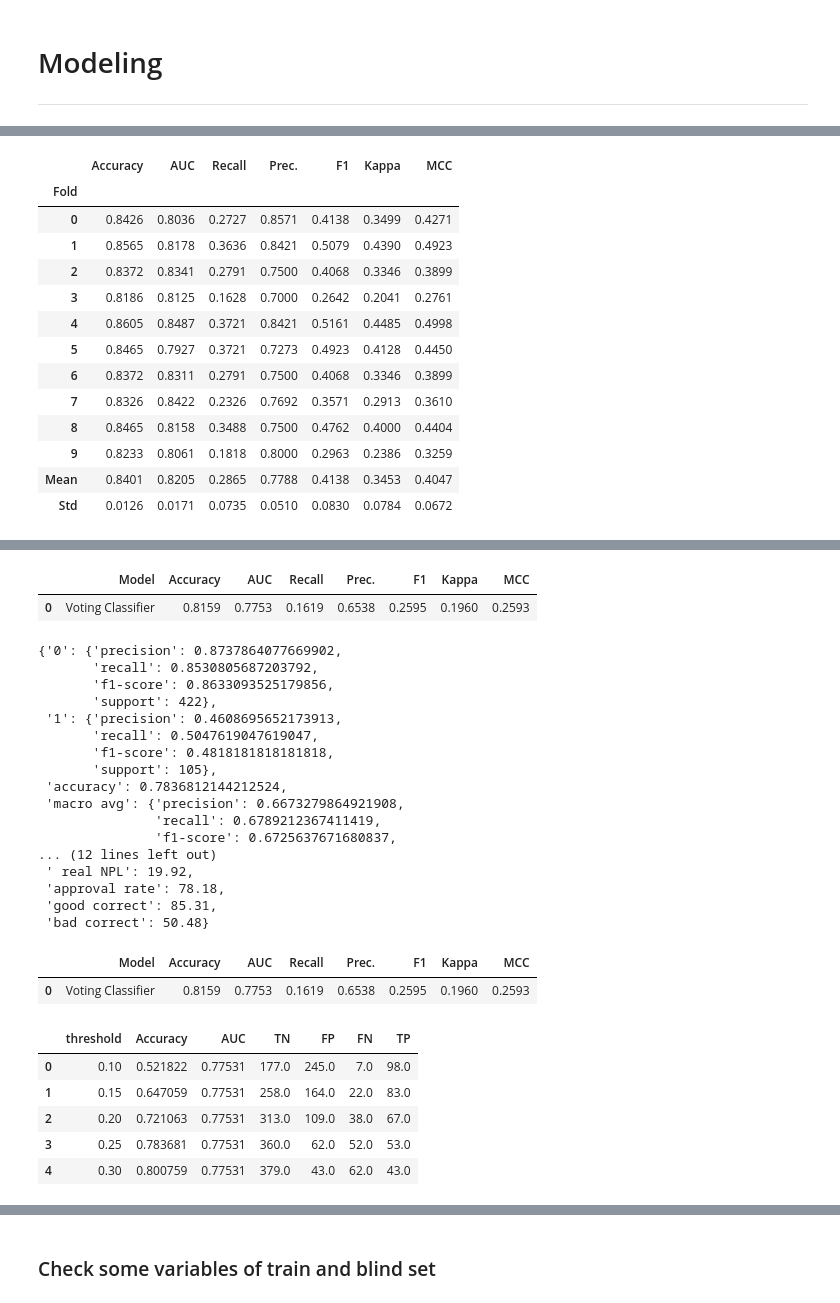
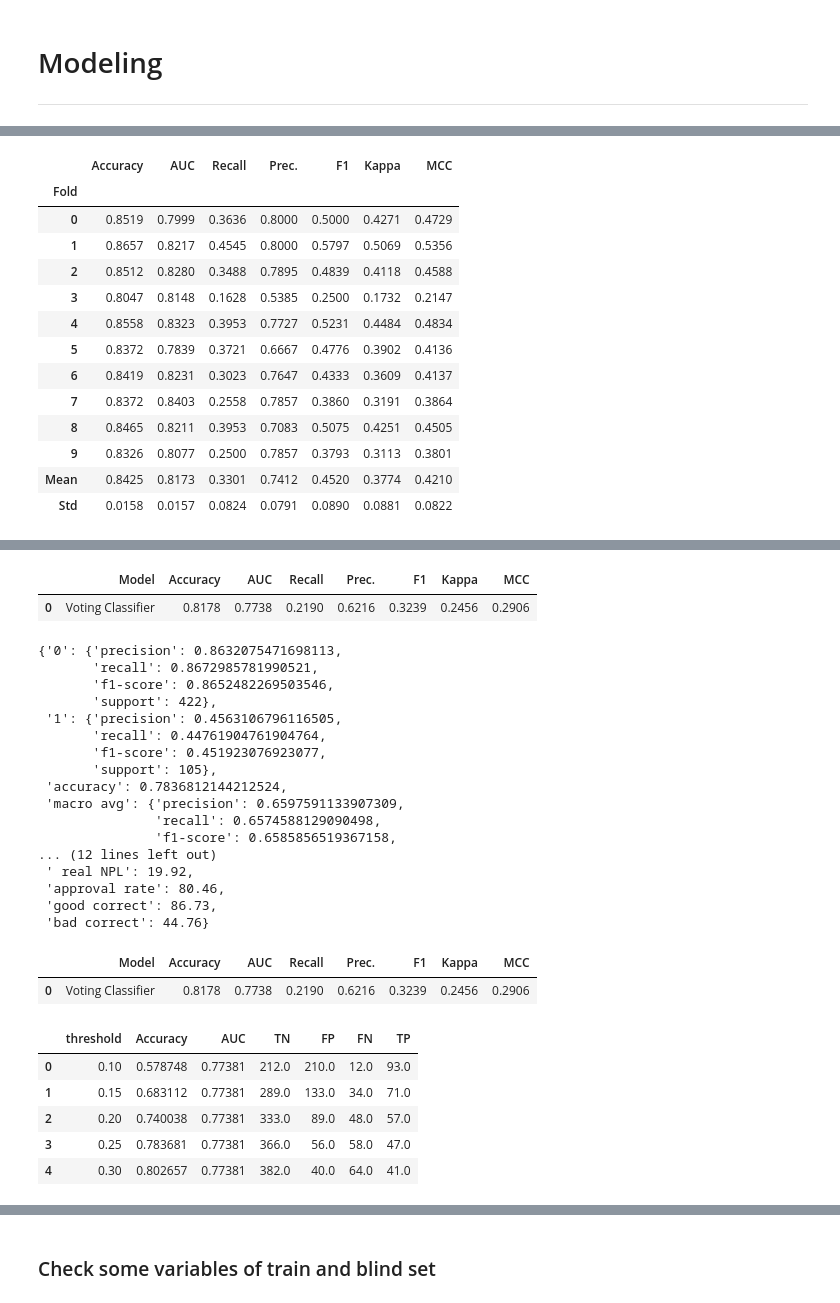
Before and after one commit to s-masrur/cbi_scoring_original, a Jupyter notebook: modelling_non_synthetic.ipynb, the cells around one changed output, grey strips where cells are left out. Drawn from its saved outputs; the diff is of its cells as text; code cells hidden in the pictures.

```diff
--- a/modelling_non_synthetic.ipynb
+++ b/modelling_non_synthetic.ipynb
@@ -378,0 +328,2 @@ trained_model_catboost = exp.create_model(
+# %%
+calibrated_catboost = exp.calibrate_model(best)
@@ -620,18 +585,19 @@ results
 # %%
-three_models = exp.blend_models([trained_model_catboost,trained_model_gbc, trained_model_rf])
+# three_models = exp.blend_models([trained_model_catboost,trained_model_gbc, trained_model_rf])
+calibrated_three_models = exp.blend_models([calibrated_catboost,calibrated_gbc, calibrated_rf])
 # %% [output]
 [interactive output not drawn]
 |  | Accuracy | AUC | Recall | Prec. | F1 | Kappa | MCC |
 | Fold |  |  |  |  |  |  |  |
-| 0 | 0.8426 | 0.8036 | 0.2727 | 0.8571 | 0.4138 | 0.3499 | 0.4271 |
-| 1 | 0.8565 | 0.8178 | 0.3636 | 0.8421 | 0.5079 | 0.4390 | 0.4923 |
-| 2 | 0.8372 | 0.8341 | 0.2791 | 0.7500 | 0.4068 | 0.3346 | 0.3899 |
-| 3 | 0.8186 | 0.8125 | 0.1628 | 0.7000 | 0.2642 | 0.2041 | 0.2761 |
-| 4 | 0.8605 | 0.8487 | 0.3721 | 0.8421 | 0.5161 | 0.4485 | 0.4998 |
-| 5 | 0.8465 | 0.7927 | 0.3721 | 0.7273 | 0.4923 | 0.4128 | 0.4450 |
-| 6 | 0.8372 | 0.8311 | 0.2791 | 0.7500 | 0.4068 | 0.3346 | 0.3899 |
-| 7 | 0.8326 | 0.8422 | 0.2326 | 0.7692 | 0.3571 | 0.2913 | 0.3610 |
-| 8 | 0.8465 | 0.8158 | 0.3488 | 0.7500 | 0.4762 | 0.4000 | 0.4404 |
-| 9 | 0.8233 | 0.8061 | 0.1818 | 0.8000 | 0.2963 | 0.2386 | 0.3259 |
-| Mean | 0.8401 | 0.8205 | 0.2865 | 0.7788 | 0.4138 | 0.3453 | 0.4047 |
-| Std | 0.0126 | 0.0171 | 0.0735 | 0.0510 | 0.0830 | 0.0784 | 0.0672 |
+| 0 | 0.8519 | 0.7999 | 0.3636 | 0.8000 | 0.5000 | 0.4271 | 0.4729 |
+| 1 | 0.8657 | 0.8217 | 0.4545 | 0.8000 | 0.5797 | 0.5069 | 0.5356 |
+| 2 | 0.8512 | 0.8280 | 0.3488 | 0.7895 | 0.4839 | 0.4118 | 0.4588 |
+| 3 | 0.8047 | 0.8148 | 0.1628 | 0.5385 | 0.2500 | 0.1732 | 0.2147 |
+| 4 | 0.8558 | 0.8323 | 0.3953 | 0.7727 | 0.5231 | 0.4484 | 0.4834 |
+| 5 | 0.8372 | 0.7839 | 0.3721 | 0.6667 | 0.4776 | 0.3902 | 0.4136 |
+| 6 | 0.8419 | 0.8231 | 0.3023 | 0.7647 | 0.4333 | 0.3609 | 0.4137 |
+| 7 | 0.8372 | 0.8403 | 0.2558 | 0.7857 | 0.3860 | 0.3191 | 0.3864 |
+| 8 | 0.8465 | 0.8211 | 0.3953 | 0.7083 | 0.5075 | 0.4251 | 0.4505 |
+| 9 | 0.8326 | 0.8077 | 0.2500 | 0.7857 | 0.3793 | 0.3113 | 0.3801 |
+| Mean | 0.8425 | 0.8173 | 0.3301 | 0.7412 | 0.4520 | 0.3774 | 0.4210 |
+| Std | 0.0158 | 0.0157 | 0.0824 | 0.0791 | 0.0890 | 0.0881 | 0.0822 |
@@ -639,7 +604,7 @@ three_models = exp.blend_models([trained_model_catboost,trained_model_gbc, train
 # %%
 # GET PERFORMANCE METRICS:
 threshold = 0.25
-predictions = exp.predict_model(three_models, raw_score=True, encoded_labels=True)
+predictions = exp.predict_model(calibrated_three_models, raw_score=True, encoded_labels=True)
 predictions['prediction_label'] = (predictions['prediction_score_1'] > threshold).astype(int)
 # predictions.to_excel('predictions.xlsx', index=False)
 
@@ -662,28 +627,28 @@ report['bad correct'] = round(tp/(fn+tp)*100, 2)
 pprint(report, sort_dicts=False)
 # %% [output]
 |  | Model | Accuracy | AUC | Recall | Prec. | F1 | Kappa | MCC |
-| 0 | Voting Classifier | 0.8159 | 0.7753 | 0.1619 | 0.6538 | 0.2595 | 0.1960 | 0.2593 |
+| 0 | Voting Classifier | 0.8178 | 0.7738 | 0.2190 | 0.6216 | 0.3239 | 0.2456 | 0.2906 |
-{'0': {'precision': 0.8737864077669902,
-       'recall': 0.8530805687203792,
-       'f1-score': 0.8633093525179856,
+{'0': {'precision': 0.8632075471698113,
+       'recall': 0.8672985781990521,
+       'f1-score': 0.8652482269503546,
        'support': 422},
- '1': {'precision': 0.4608695652173913,
-       'recall': 0.5047619047619047,
-       'f1-score': 0.4818181818181818,
+ '1': {'precision': 0.4563106796116505,
+       'recall': 0.44761904761904764,
+       'f1-score': 0.451923076923077,
        'support': 105},
  'accuracy': 0.7836812144212524,
- 'macro avg': {'precision': 0.6673279864921908,
-               'recall': 0.6789212367411419,
-               'f1-score': 0.6725637671680837,
+ 'macro avg': {'precision': 0.6597591133907309,
+               'recall': 0.6574588129090498,
+               'f1-score': 0.6585856519367158,
 ... (12 lines left out)
  ' real NPL': 19.92,
- 'approval rate': 78.18,
- 'good correct': 85.31,
- 'bad correct': 50.48}
+ 'approval rate': 80.46,
+ 'good correct': 86.73,
+ 'bad correct': 44.76}
 # %%
 # THRESHOLD TEST
 results = pd.DataFrame(columns=['threshold', 'Accuracy', 'AUC', 'TN', 'FP', 'FN', 'TP'])
-predictions = exp.predict_model(three_models, raw_score=True, encoded_labels=True)
+predictions = exp.predict_model(calibrated_three_models, raw_score=True, encoded_labels=True)
 
 for thres in [x / 100 for x in range(10, 31, 5)]:
     predictions['prediction_label'] = (predictions['prediction_score_1'] > thres).astype(int)
@@ -697,13 +662,13 @@ for thres in [x / 100 for x in range(10, 31, 5)]:
 results
 # %% [output]
 |  | Model | Accuracy | AUC | Recall | Prec. | F1 | Kappa | MCC |
-| 0 | Voting Classifier | 0.8159 | 0.7753 | 0.1619 | 0.6538 | 0.2595 | 0.1960 | 0.2593 |
+| 0 | Voting Classifier | 0.8178 | 0.7738 | 0.2190 | 0.6216 | 0.3239 | 0.2456 | 0.2906 |
 |  | threshold | Accuracy | AUC | TN | FP | FN | TP |
-| 0 | 0.10 | 0.521822 | 0.77531 | 177.0 | 245.0 | 7.0 | 98.0 |
-| 1 | 0.15 | 0.647059 | 0.77531 | 258.0 | 164.0 | 22.0 | 83.0 |
-| 2 | 0.20 | 0.721063 | 0.77531 | 313.0 | 109.0 | 38.0 | 67.0 |
-| 3 | 0.25 | 0.783681 | 0.77531 | 360.0 | 62.0 | 52.0 | 53.0 |
-| 4 | 0.30 | 0.800759 | 0.77531 | 379.0 | 43.0 | 62.0 | 43.0 |
+| 0 | 0.10 | 0.578748 | 0.77381 | 212.0 | 210.0 | 12.0 | 93.0 |
+| 1 | 0.15 | 0.683112 | 0.77381 | 289.0 | 133.0 | 34.0 | 71.0 |
+| 2 | 0.20 | 0.740038 | 0.77381 | 333.0 | 89.0 | 48.0 | 57.0 |
+| 3 | 0.25 | 0.783681 | 0.77381 | 366.0 | 56.0 | 58.0 | 47.0 |
+| 4 | 0.30 | 0.802657 | 0.77381 | 382.0 | 40.0 | 64.0 | 41.0 |
 # %%
 exp.interpret_model(trained_model_catboost)
 # %% [output]
```
Also changed, not shown: parts of 48 cells of this notebook.
